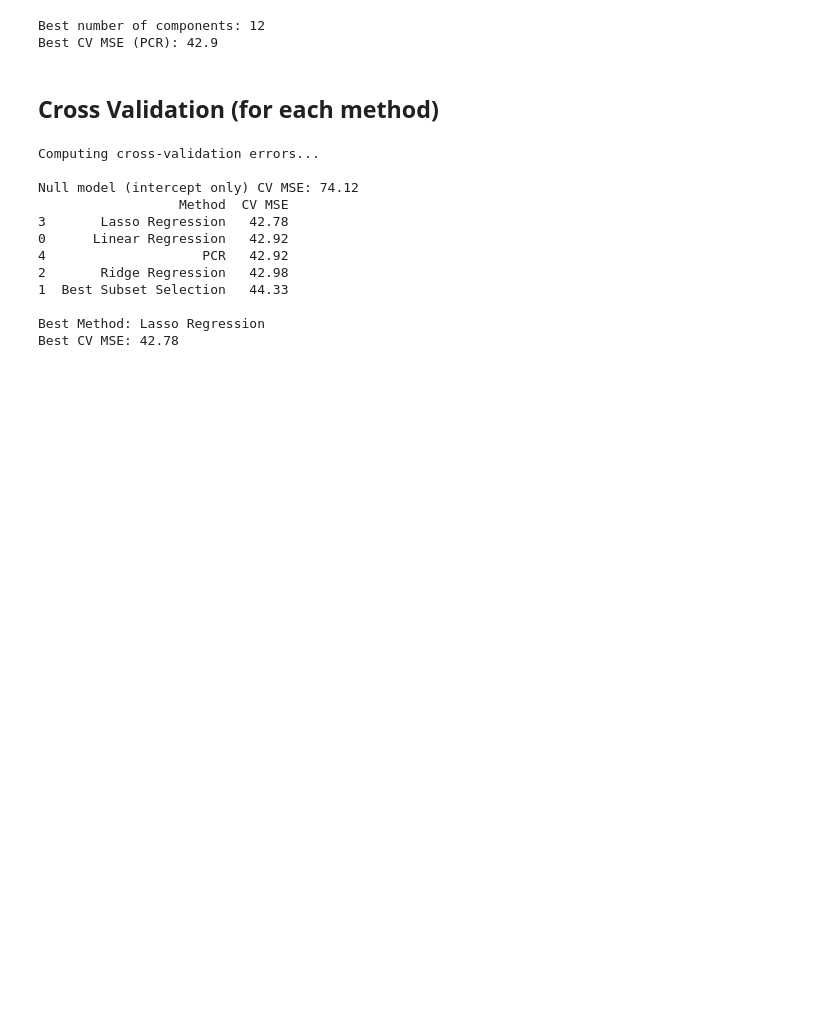
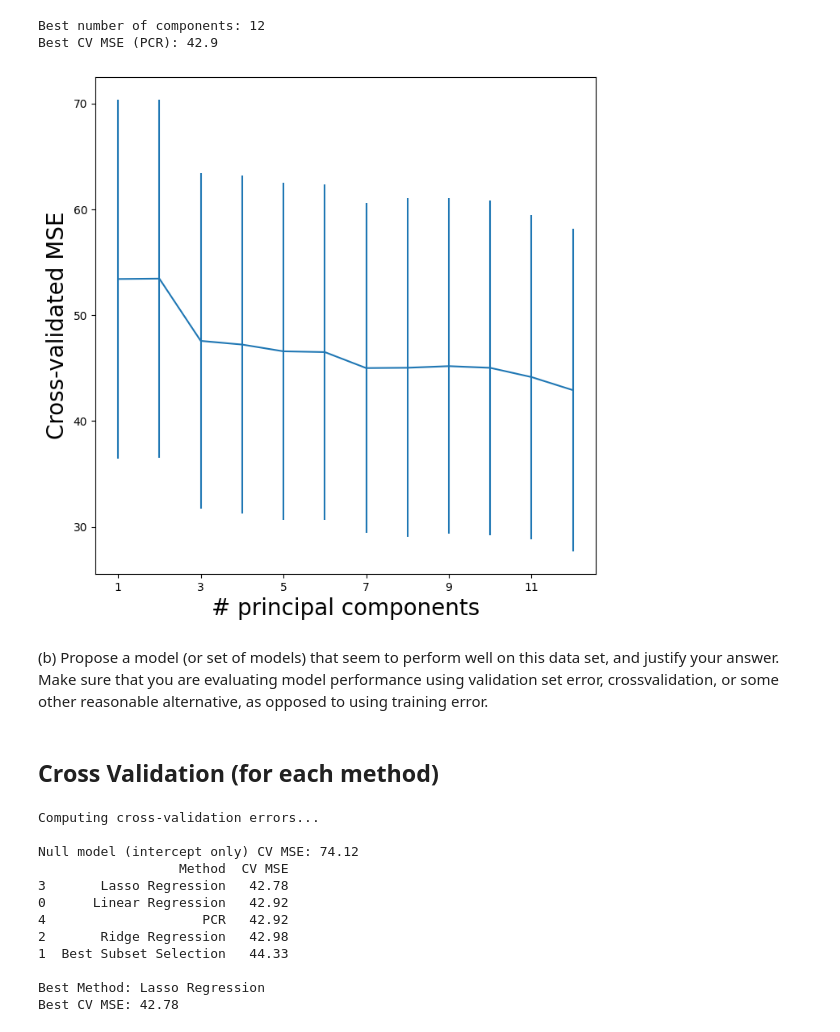
Before and after one commit to oniviev/ml-intro-project-Nivievskyi, a Jupyter notebook: Ch6_Ex11.ipynb, the cells around one changed output. Cells and saved outputs as stored; diff of their text form; code cells hidden in the pictures; blank space fills up the shorter version.

```diff
--- a/Ch6_Ex11.ipynb
+++ b/Ch6_Ex11.ipynb
@@ -265,6 +372,24 @@ print(f"Best CV MSE (PCR): {-grid_pcr.best_score_:.1f}")
 # %% [output]
 Best number of components: 12
 Best CV MSE (PCR): 42.9
+# %%
+pcr_fig, ax = subplots(figsize=(8,8))
+n_comp = param_grid['pca__n_components']
+ax.errorbar(n_comp,
+            -grid_pcr.cv_results_['mean_test_score'],
+            grid_pcr.cv_results_['std_test_score'] / np.sqrt(K))
+ax.set_ylabel('Cross-validated MSE', fontsize=20)
+ax.set_xlabel('# principal components', fontsize=20)
+ax.set_xticks(n_comp[::2]);
+#ax.set_ylim([50000,250000]);
+# %% [output]
+[figure, added]
+# %% [markdown]
+(b) Propose a model (or set of models) that seem to perform well on
+this data set, and justify your answer. Make sure that you are
+evaluating model performance using validation set error, crossvalidation,
+or some other reasonable alternative, as opposed to
+using training error.
 # %% [markdown]
 ## Cross Validation (for each method)
 # %%
```
Also changed, not shown: parts of 18 cells of this notebook.
